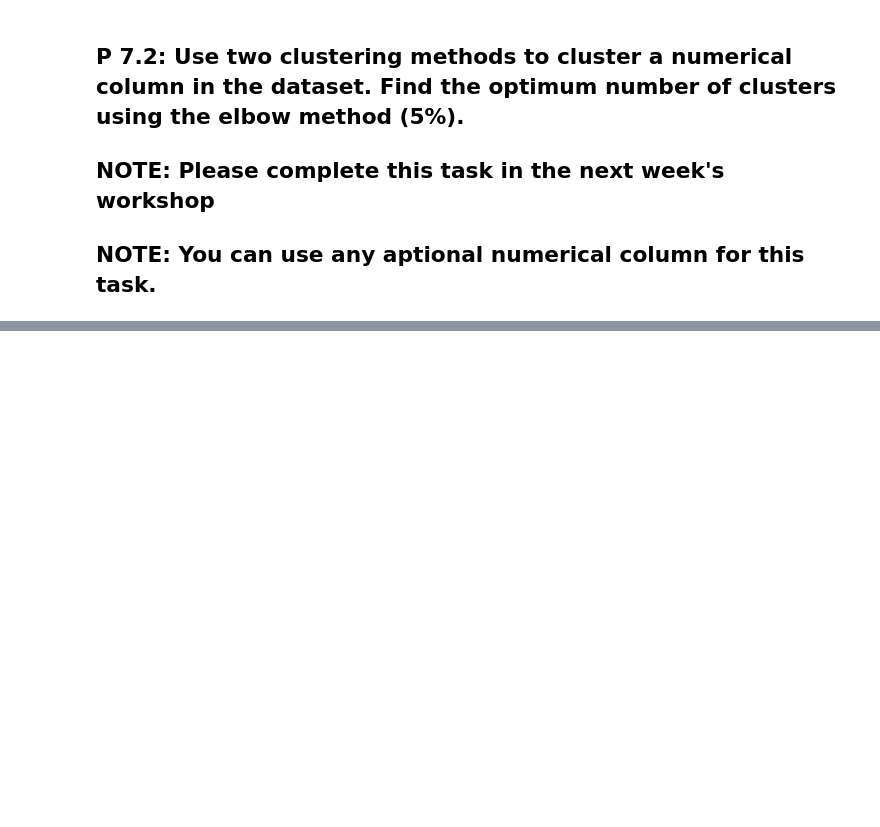
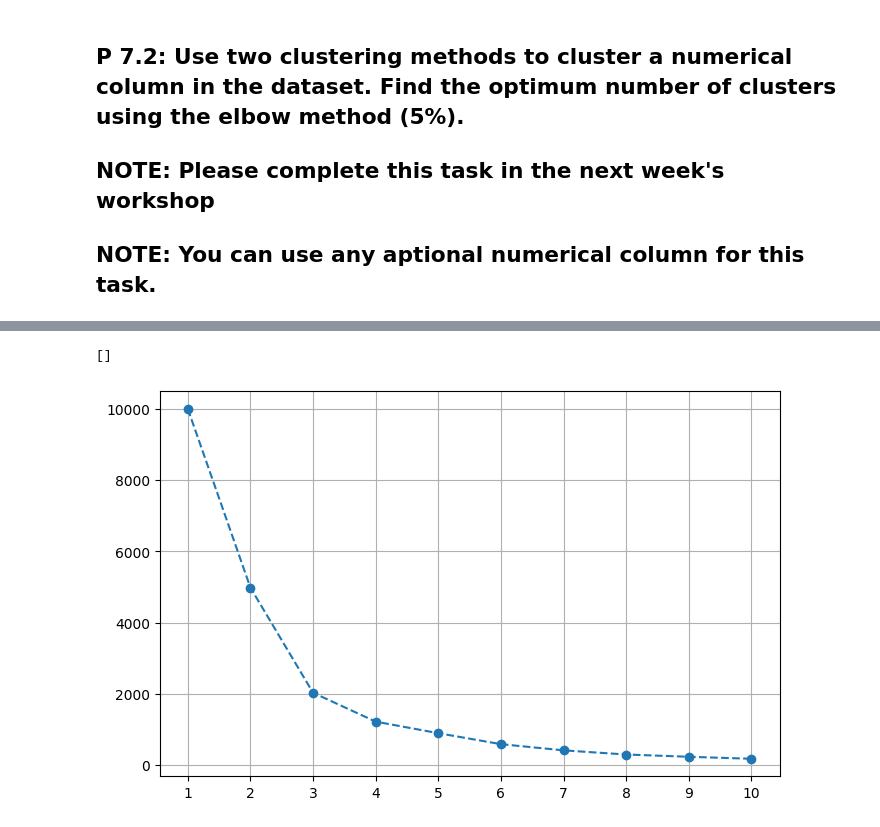
Before and after one commit to Harmokay97/my-python-learning-journey, a Jupyter notebook: Workshop_7&8.ipynb, the cells around one changed output, grey strips where cells are left out. Cells and saved outputs as stored; diff of their text form; code cells hidden in the pictures; blank space fills up the shorter version.

```diff
--- a/Workshop_7&8.ipynb
+++ b/Workshop_7&8.ipynb
@@ -411,0 +28,3 @@ f_1 Score: 0.73
+# %%
+df= pd.read_csv('adult_T7.csv')
+df.head()
@@ -411,0 +38,3 @@ f_1 Score: 0.73
+# %%
+#CHOOSE A COLUMN TO CLUSTER
+col_to_cluster = pd.DataFrame(df['hours-per-week'])
@@ -411,0 +78,12 @@ f_1 Score: 0.73
+# %%
+scaler = StandardScaler()
+data_scaled = scaler.fit_transform(col_to_cluster)
+# %%
+inertia = []
+k_range = range(1, 11)
+rs = 42
+
+for k in k_range:
+    kmeans = KMeans(n_clusters=k, random_state=rs, n_init=10)
+    kmeans.fit(data_scaled)
+    inertia.append(kmeans.inertia_)
@@ -411,0 +103,9 @@ f_1 Score: 0.73
+# %%
+plt.figure(figsize=(8, 5))
+plt.plot(k_range, inertia, marker='o', linestyle='--')
+plt.xticks(k_range)
+plt.grid('True')
+plt.plot()
+# %% [output]
+[]
+[figure, added]
```
Also changed, not shown: parts of 68 cells of this notebook.
